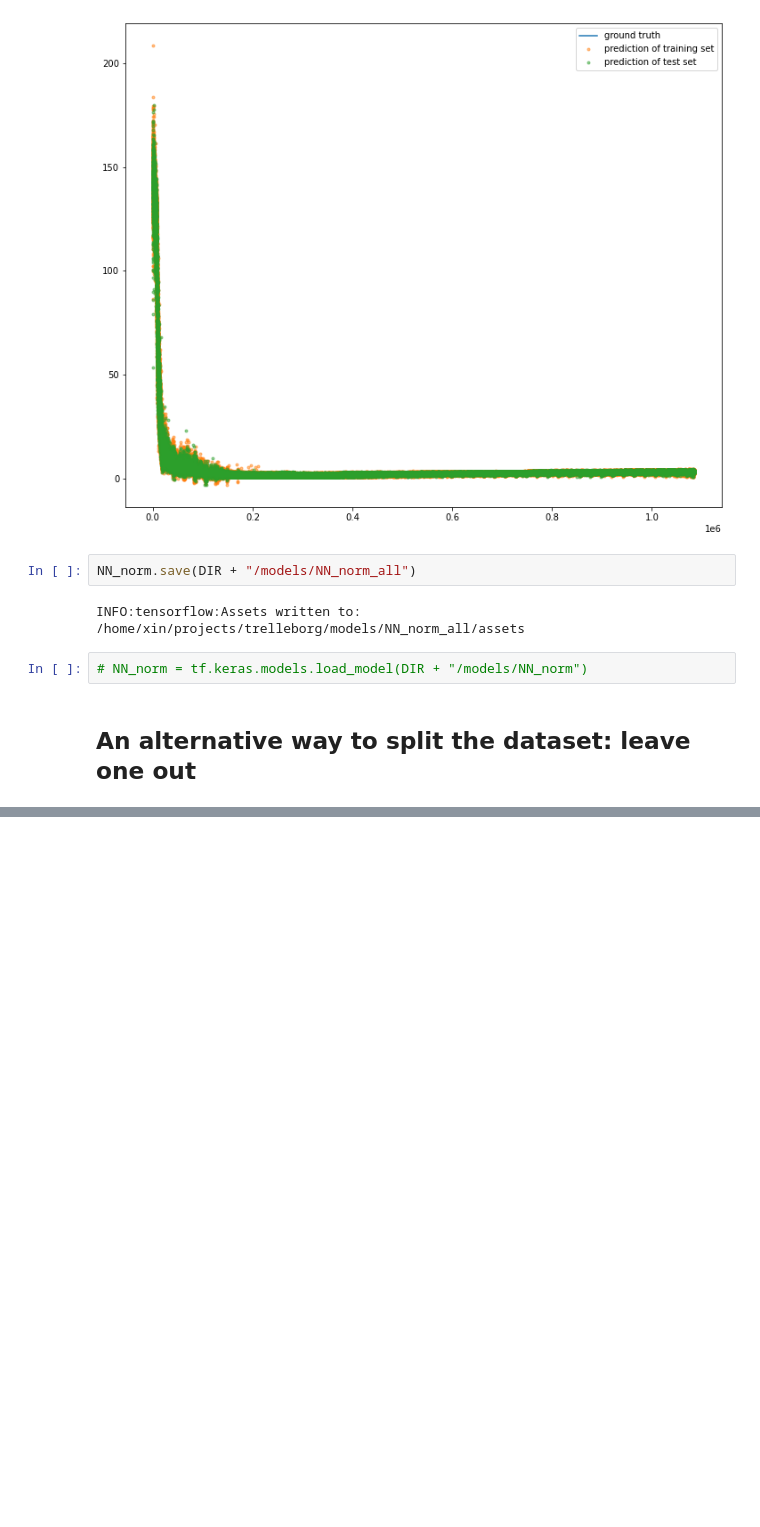
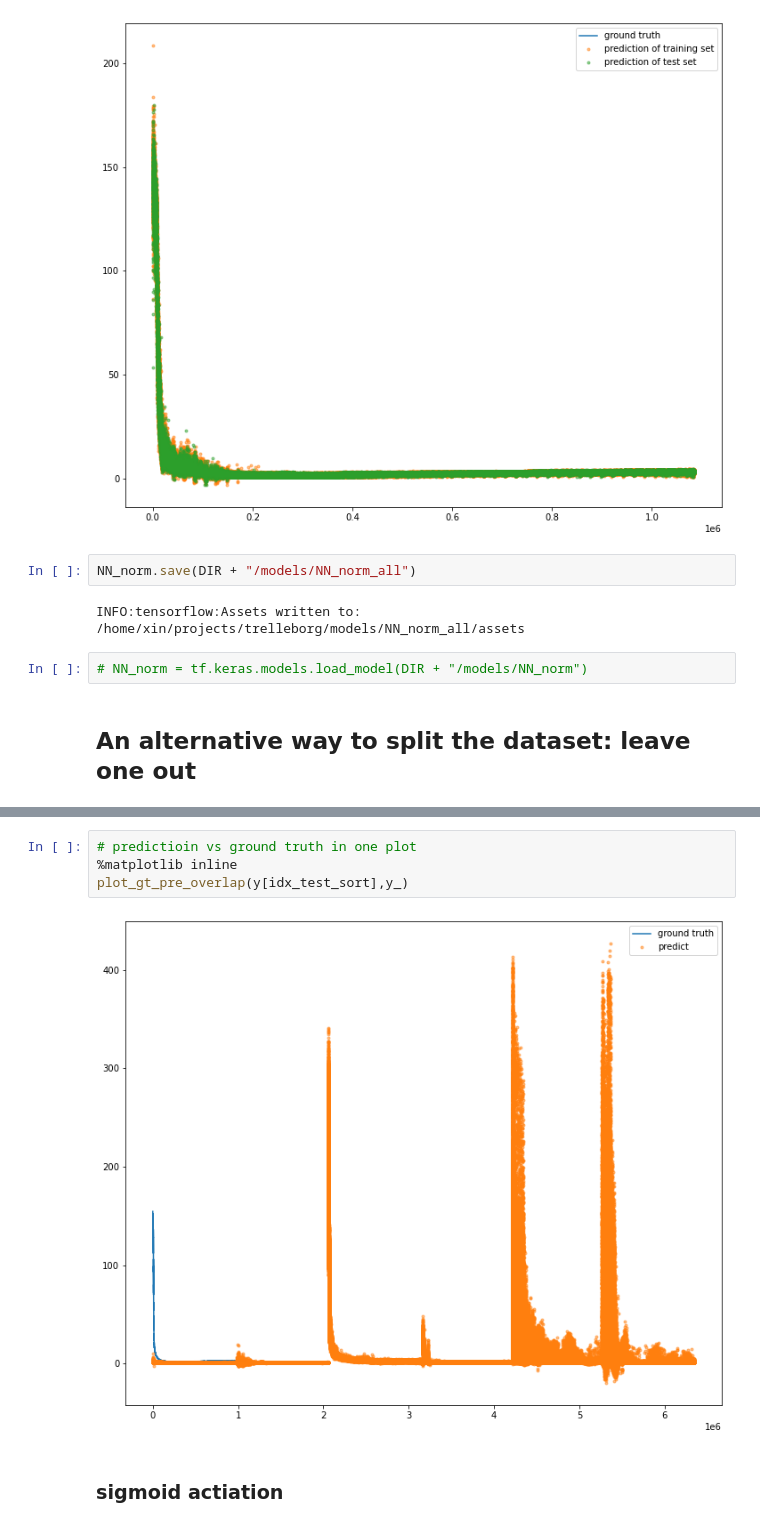
Before and after one commit to chen-xin-94/trelleborg, a Jupyter notebook: scripts/training/NN_ip1k1_all.ipynb, the cells around one changed output, grey strips where cells are left out. Drawn from its saved outputs; the diff is of its cells as text; blank space fills up the shorter version.

```diff
--- a/scripts/training/NN_ip1k1_all.ipynb
+++ b/scripts/training/NN_ip1k1_all.ipynb
@@ -289,0 +371,8 @@ INFO:tensorflow:Assets written to: /home/xin/projects/trelleborg/models/NN_norm_
+# %%
+# predictioin vs ground truth in one plot
+%matplotlib inline
+plot_gt_pre_overlap(y[idx_test_sort],y_)
+# %% [output]
+[figure, added]
+# %% [markdown]
+### sigmoid actiation
```
Also changed, not shown: parts of 32 cells of this notebook, 1 other file.
